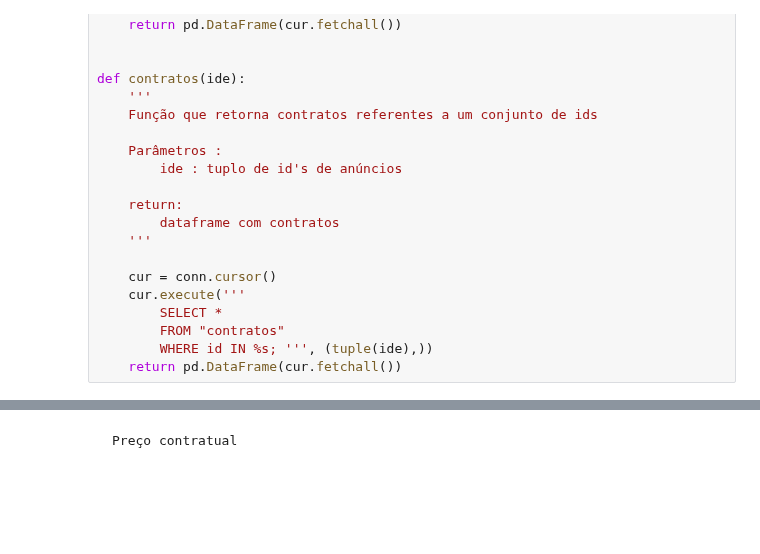
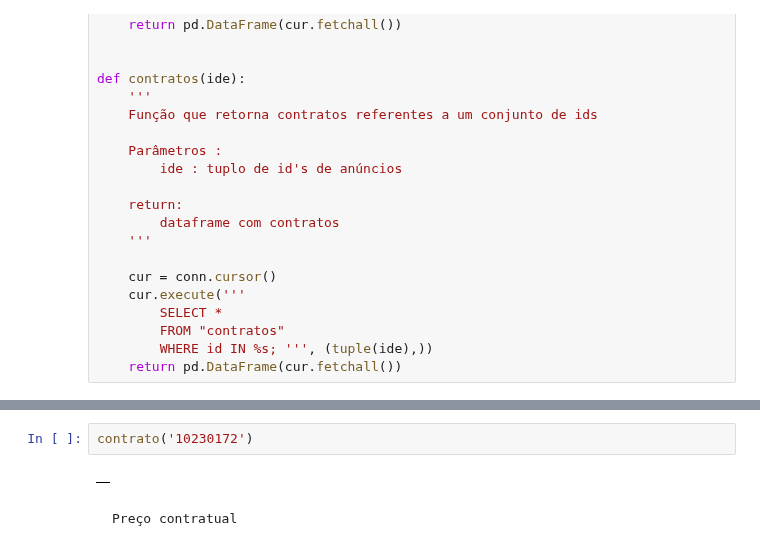
Before and after one commit to francisco-vpereira/ForceraIntership, a Jupyter notebook: forcera/scripts/contratos_v2.ipynb, the cells around one changed output, grey strips where cells are left out. Saved outputs shown, nothing was run; the diff lists cells and outputs as text; blank space fills up the shorter version.

```diff
--- a/forcera/scripts/contratos_v2.ipynb
+++ b/forcera/scripts/contratos_v2.ipynb
@@ -349,3 +380,7 @@ def contratos(ide):
+# %%
+contrato('10230172')
+# %% [output]
+|  |
 # %% [markdown]
     Preço contratual
 # %%
```
Also changed, not shown: parts of 16 cells of this notebook.
